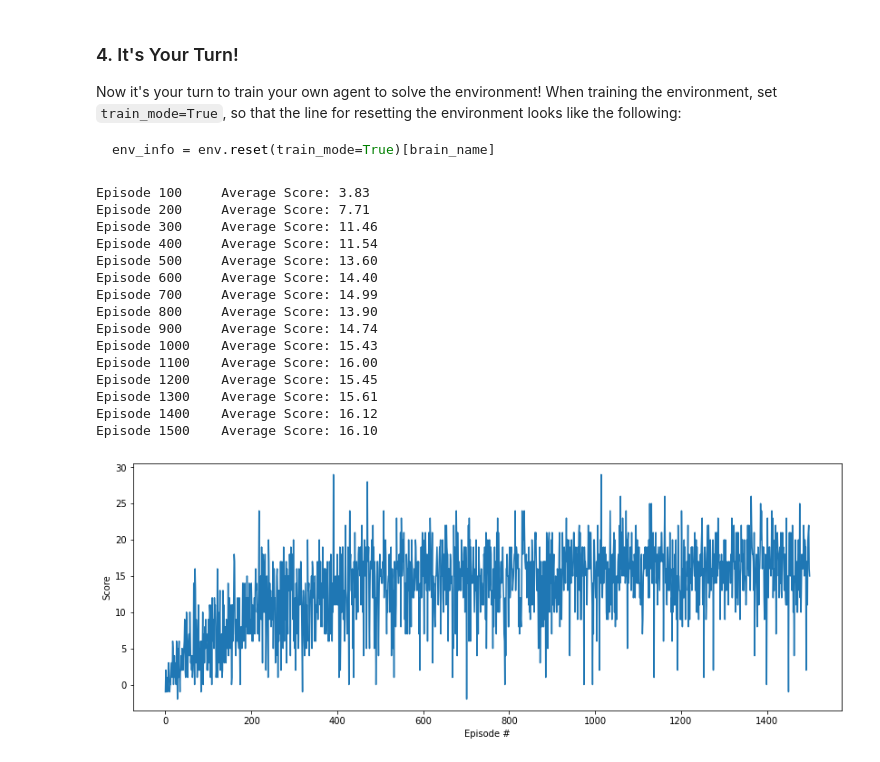
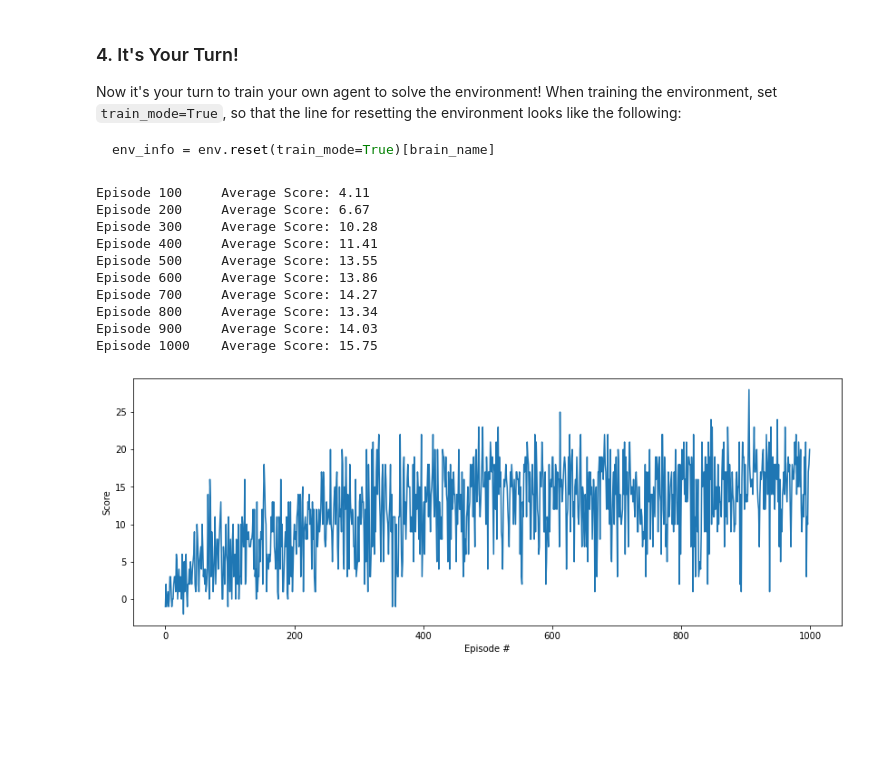
Before and after one commit to javitausia/dqn-bananas, a Jupyter notebook: Navigation.ipynb, the cells around one changed output. Drawn from its saved outputs; the diff is of its cells as text; code cells hidden in the pictures; blank space fills up the shorter version.

```diff
--- a/Navigation.ipynb
+++ b/Navigation.ipynb
@@ -137,7 +138,7 @@ agent = Agent(state_size=len(env_info.vector_observations[0]),
               action_size=brain.vector_action_space_size,
               seed=0)
 # %%
-def dqn(n_episodes=1500, max_t=1000, eps_start=1.0, eps_end=0.01, eps_decay=0.995):
+def dqn(n_episodes=1000, max_t=1000, eps_start=1.0, eps_end=0.01, eps_decay=0.995):
     """Deep Q-Learning.
 
     Params
@@ -162,50 +163,48 @@ def dqn(n_episodes=1500, max_t=1000, eps_start=1.0, eps_end=0.01, eps_decay=0.99
             env_info = env.step(action)[brain_name]        # send the action to the environment
             next_state = env_info.vector_observations[0]   # get the next state
             reward = env_info.rewards[0]                   # get the reward
             done = env_info.local_done[0]                  # see if episode has finished
             agent.step(state, action, reward, next_state, done)
             state = next_state
             score += reward
             if done:
                 break
         scores_window.append(score)       # save most recent score
         scores.append(score)              # save most recent score
         # eps = max(eps_end, eps_decay*eps) # decrease epsilon
         print('\rEpisode {}\tAverage Score: {:.2f}'.format(i_episode, np.mean(scores_window)), end="")
         if i_episode % 100 == 0:
             print('\rEpisode {}\tAverage Score: {:.2f}'.format(i_episode, np.mean(scores_window)))
         if np.mean(scores_window)>=200.0:
             print('\nEnvironment solved in {:d} episodes!\tAverage Score: {:.2f}'.format(i_episode-100,
                                                                                          np.mean(scores_window)))
             torch.save(agent.qnetwork_local.state_dict(), 'checkpoint.pth')
             break
-    return scores
+    return scores, agent
 
-scores = dqn()
+scores, model = dqn()
+
+# save model weights
+torch.save(model.qnetwork_local.state_dict(), 'model_weights.pt')
 
 # plot the scores
 fig = plt.figure(figsize=(14,5))
 ax = fig.add_subplot(111)
 plt.plot(np.arange(len(scores)), scores)
 plt.ylabel('Score')
 plt.xlabel('Episode #')
 plt.show()
 # %% [output]
-Episode 100     Average Score: 3.83
-Episode 200     Average Score: 7.71
-Episode 300     Average Score: 11.46
-Episode 400     Average Score: 11.54
-Episode 500     Average Score: 13.60
-Episode 600     Average Score: 14.40
-Episode 700     Average Score: 14.99
-Episode 800     Average Score: 13.90
-Episode 900     Average Score: 14.74
-Episode 1000    Average Score: 15.43
-Episode 1100    Average Score: 16.00
-Episode 1200    Average Score: 15.45
-Episode 1300    Average Score: 15.61
-Episode 1400    Average Score: 16.12
-Episode 1500    Average Score: 16.10
+Episode 100     Average Score: 4.11
+Episode 200     Average Score: 6.67
+Episode 300     Average Score: 10.28
+Episode 400     Average Score: 11.41
+Episode 500     Average Score: 13.55
+Episode 600     Average Score: 13.86
+Episode 700     Average Score: 14.27
+Episode 800     Average Score: 13.34
+Episode 900     Average Score: 14.03
+Episode 1000    Average Score: 15.75
-[figure, old version]
+[figure, new version]
 # %%
 env.close()
```
Also changed, not shown: parts of 1 cell of this notebook, 1 other file.
